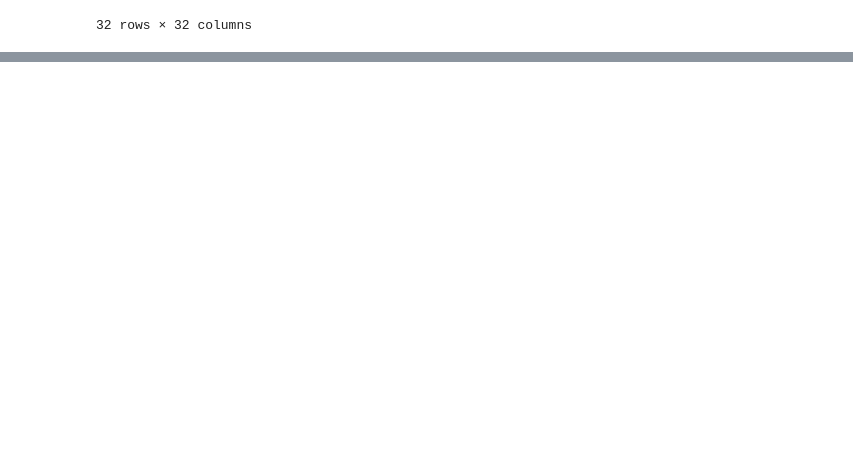
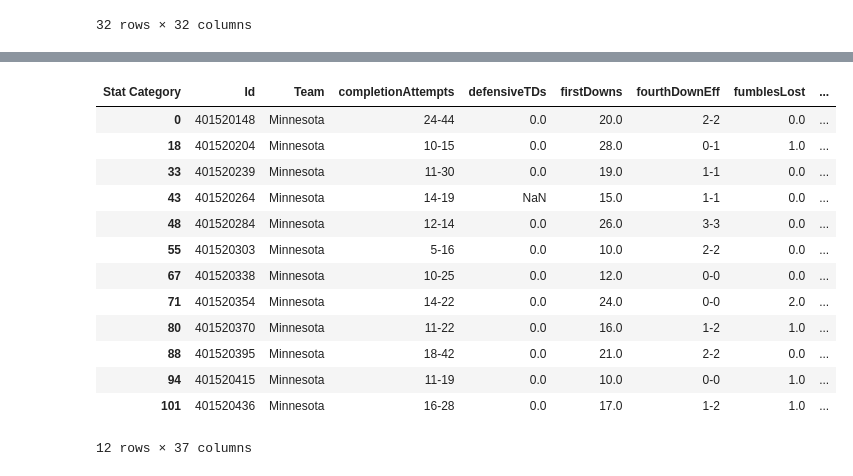
Before and after one commit to ballir27/College-Football-Betting, a Jupyter notebook: notebooks/college_football_eda.ipynb, the cells around one changed output, grey strips where cells are left out. Saved outputs shown, nothing was run; the diff lists cells and outputs as text; code cells hidden in the pictures; blank space fills up the shorter version.

```diff
--- a/notebooks/college_football_eda.ipynb
+++ b/notebooks/college_football_eda.ipynb
@@ -257,0 +304,3 @@ team_stats_results_big10_2023.select_dtypes(exclude='object').corr().iloc[29:,29
+# %%
+minnesota_home_stats_2023 = home_team_stats_big10_2023[(home_team_stats_big10_2023['Id'].isin(minnesota_game_ids)) & (home_team_stats_big10_2023['Team']=='Minnesota')]
+minnesota_home_stats_2023
@@ -257,0 +317,3 @@ team_stats_results_big10_2023.select_dtypes(exclude='object').corr().iloc[29:,29
+# %%
+minnesota_away_stats_2023 = away_team_stats_big10_2023[(away_team_stats_big10_2023['Id'].isin(minnesota_game_ids)) & (away_team_stats_big10_2023['Team']=='Minnesota')]
+minnesota_away_stats_2023
@@ -257,0 +328,18 @@ team_stats_results_big10_2023.select_dtypes(exclude='object').corr().iloc[29:,29
+# %%
+minnesota_allgame_stats_2023 = pd.concat([minnesota_home_stats_2023, minnesota_away_stats_2023], axis=0).sort_values('Id')
+minnesota_allgame_stats_2023
+# %% [output]
+| Stat Category | Id | Team | completionAttempts | defensiveTDs | firstDowns | fourthDownEff | fumblesLost | ... |
+| 0 | 401520148 | Minnesota | 24-44 | 0.0 | 20.0 | 2-2 | 0.0 | ... |
+| 18 | 401520204 | Minnesota | 10-15 | 0.0 | 28.0 | 0-1 | 1.0 | ... |
+| 33 | 401520239 | Minnesota | 11-30 | 0.0 | 19.0 | 1-1 | 0.0 | ... |
+| 43 | 401520264 | Minnesota | 14-19 | NaN | 15.0 | 1-1 | 0.0 | ... |
+| 48 | 401520284 | Minnesota | 12-14 | 0.0 | 26.0 | 3-3 | 0.0 | ... |
+| 55 | 401520303 | Minnesota | 5-16 | 0.0 | 10.0 | 2-2 | 0.0 | ... |
+| 67 | 401520338 | Minnesota | 10-25 | 0.0 | 12.0 | 0-0 | 0.0 | ... |
+| 71 | 401520354 | Minnesota | 14-22 | 0.0 | 24.0 | 0-0 | 2.0 | ... |
+| 80 | 401520370 | Minnesota | 11-22 | 0.0 | 16.0 | 1-2 | 1.0 | ... |
+| 88 | 401520395 | Minnesota | 18-42 | 0.0 | 21.0 | 2-2 | 0.0 | ... |
+| 94 | 401520415 | Minnesota | 11-19 | 0.0 | 10.0 | 0-0 | 1.0 | ... |
+| 101 | 401520436 | Minnesota | 16-28 | 0.0 | 17.0 | 1-2 | 1.0 | ... |
+12 rows × 37 columns
```
Also changed, not shown: parts of 10 cells of this notebook.
